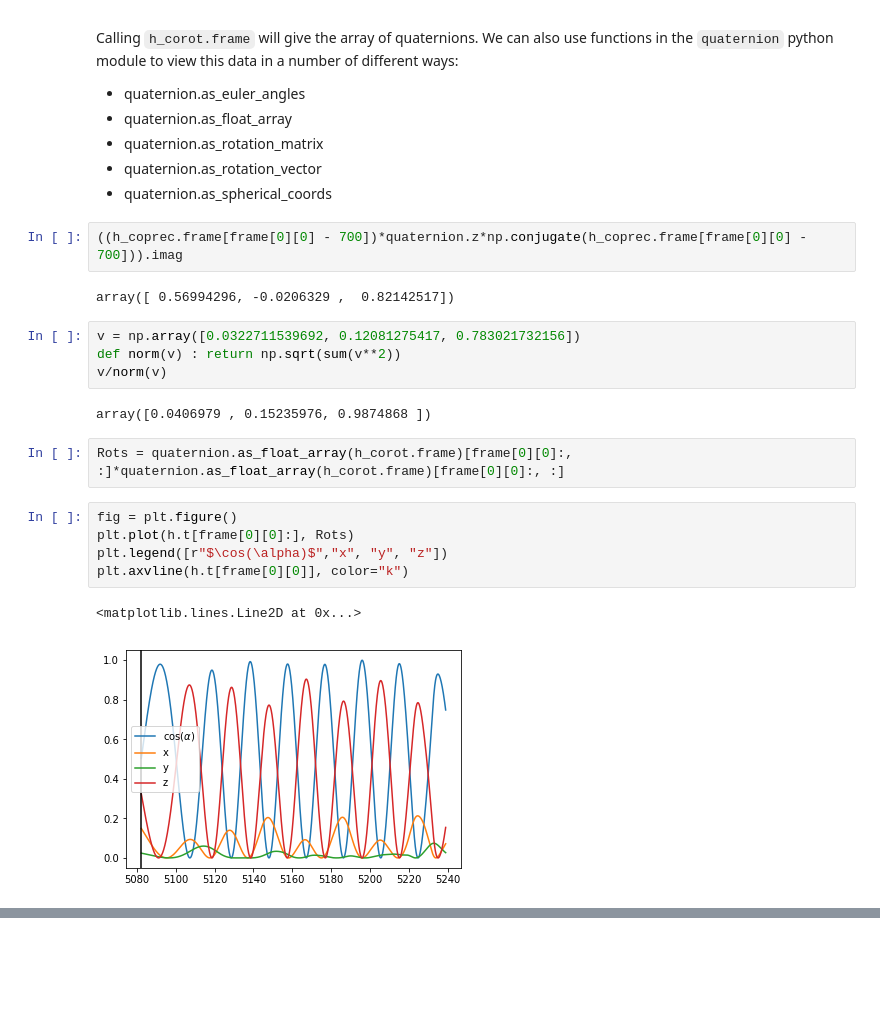
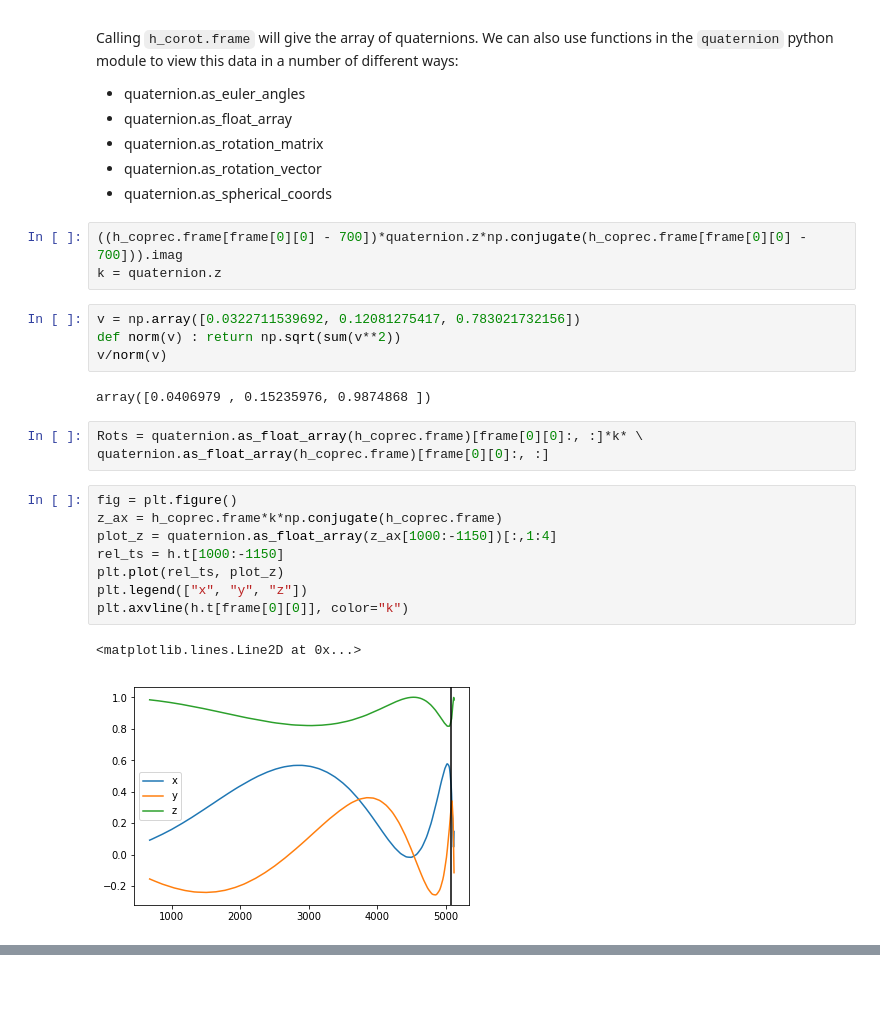
Before and after one commit to isaaclegred/qnm-fitting, a Jupyter notebook: Testing/scri_tutorial.ipynb, the cells around one changed output, grey strips where cells are left out. Drawn from its saved outputs; the diff is of its cells as text; blank space fills up the shorter version.

```diff
--- a/Testing/scri_tutorial.ipynb
+++ b/Testing/scri_tutorial.ipynb
@@ -154,8 +156,7 @@ Calling `h_corot.frame` will give the array of quaternions. We can also use func
 * quaternion.as_spherical_coords
 # %%
 ((h_coprec.frame[frame[0][0] - 700])*quaternion.z*np.conjugate(h_coprec.frame[frame[0][0] - 700])).imag
+k = quaternion.z
-# %% [output]
-array([ 0.56994296, -0.0206329 ,  0.82142517])
 # %%
 v = np.array([0.0322711539692, 0.12081275417, 0.783021732156])
 def norm(v) : return np.sqrt(sum(v**2))
@@ -163,15 +164,19 @@ v/norm(v)
 # %% [output]
 array([0.0406979 , 0.15235976, 0.9874868 ])
 # %%
-Rots = quaternion.as_float_array(h_corot.frame)[frame[0][0]:, :]*quaternion.as_float_array(h_corot.frame)[frame[0][0]:, :]
+Rots = quaternion.as_float_array(h_coprec.frame)[frame[0][0]:, :]*k* \
+quaternion.as_float_array(h_coprec.frame)[frame[0][0]:, :]
 # %%
 fig = plt.figure()
-plt.plot(h.t[frame[0][0]:], Rots)
-plt.legend([r"$\cos(\alpha)$","x", "y", "z"])
+z_ax = h_coprec.frame*k*np.conjugate(h_coprec.frame)
+plot_z = quaternion.as_float_array(z_ax[1000:-1150])[:,1:4]
+rel_ts = h.t[1000:-1150]
+plt.plot(rel_ts, plot_z)
+plt.legend(["x", "y", "z"])
 plt.axvline(h.t[frame[0][0]], color="k")
 # %% [output]
 <matplotlib.lines.Line2D at 0x...>
-[figure, old version]
+[figure, new version]
 # %%
 quaternion.as_float_array(h_corot.frame)[frame[0][0]-1500:, :]
 plt.plot(h.t[14548:])
```
Also changed, not shown: parts of 35 cells of this notebook, 4 other files.
